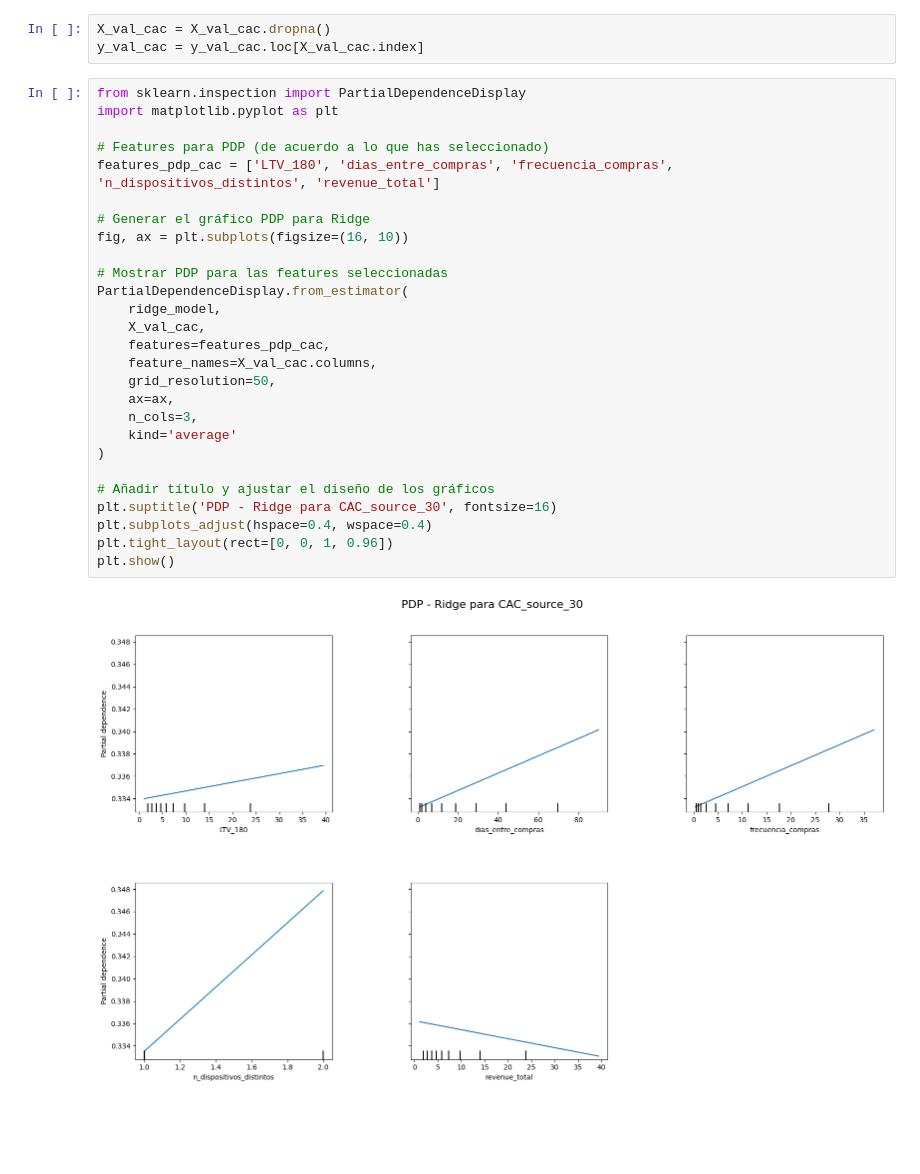
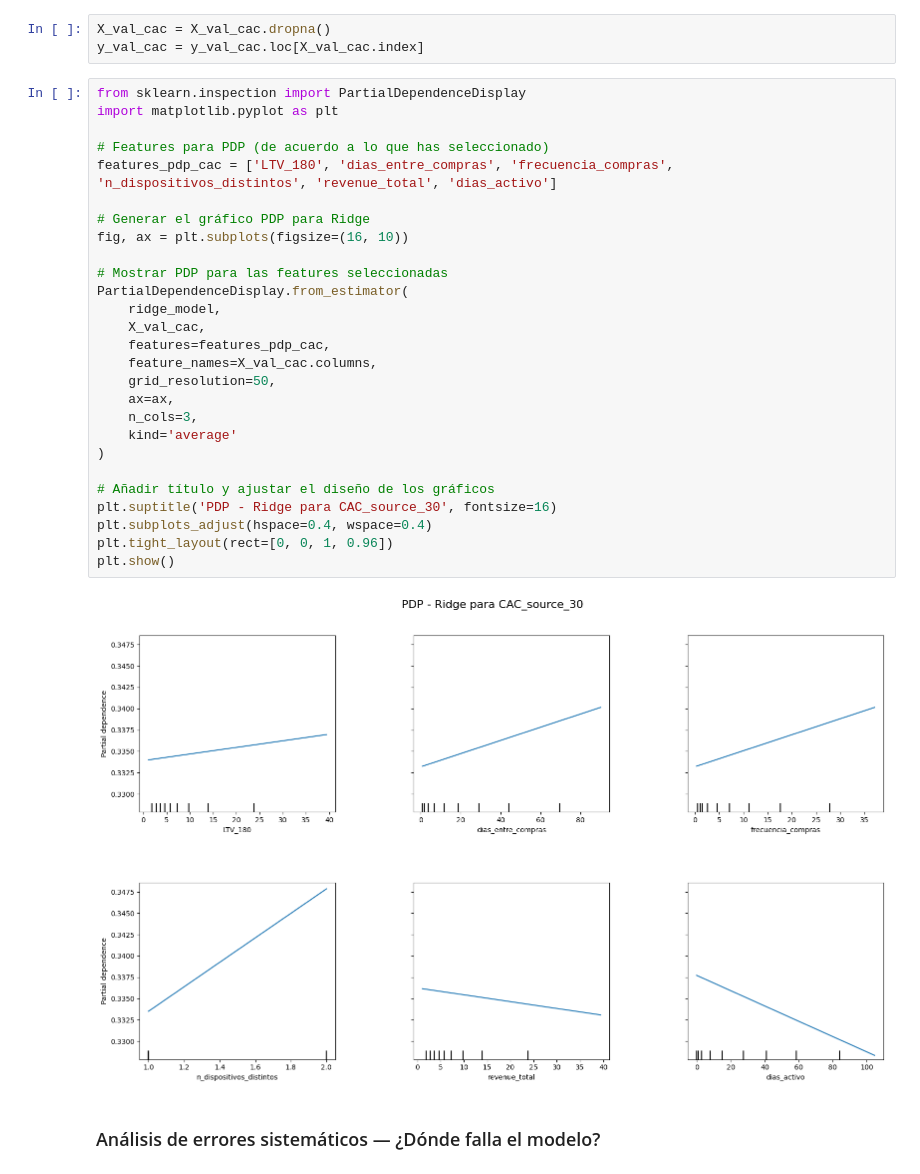
Before and after one commit to maemiliarv/DataMiningProyectoFinal, a Jupyter notebook: notebooks/04_explicabilidad_Diagnostico.ipynb, the cells around one changed output. Cells and saved outputs as stored; diff of their text form; blank space fills up the shorter version.

```diff
--- a/notebooks/04_explicabilidad_Diagnostico.ipynb
+++ b/notebooks/04_explicabilidad_Diagnostico.ipynb
@@ -245,29 +245,31 @@ y_val_cac = y_val_cac.loc[X_val_cac.index]
 # %%
 from sklearn.inspection import PartialDependenceDisplay
 import matplotlib.pyplot as plt
 
 # Features para PDP (de acuerdo a lo que has seleccionado)
-features_pdp_cac = ['LTV_180', 'dias_entre_compras', 'frecuencia_compras', 'n_dispositivos_distintos', 'revenue_total']
+features_pdp_cac = ['LTV_180', 'dias_entre_compras', 'frecuencia_compras', 'n_dispositivos_distintos', 'revenue_total', 'dias_activo']
 
 # Generar el gráfico PDP para Ridge
 fig, ax = plt.subplots(figsize=(16, 10))
 
 # Mostrar PDP para las features seleccionadas
 PartialDependenceDisplay.from_estimator(
     ridge_model,
     X_val_cac,
     features=features_pdp_cac,
     feature_names=X_val_cac.columns,
     grid_resolution=50,
     ax=ax,
     n_cols=3,
     kind='average'
 )
 
 # Añadir título y ajustar el diseño de los gráficos
 plt.suptitle('PDP - Ridge para CAC_source_30', fontsize=16)
 plt.subplots_adjust(hspace=0.4, wspace=0.4)
 plt.tight_layout(rect=[0, 0, 1, 0.96])
 plt.show()
 # %% [output]
-[figure, old version]
+[figure, new version]
+# %% [markdown]
+### Análisis de errores sistemáticos — ¿Dónde falla el modelo?
```
Also changed, not shown: parts of 3 cells of this notebook.
